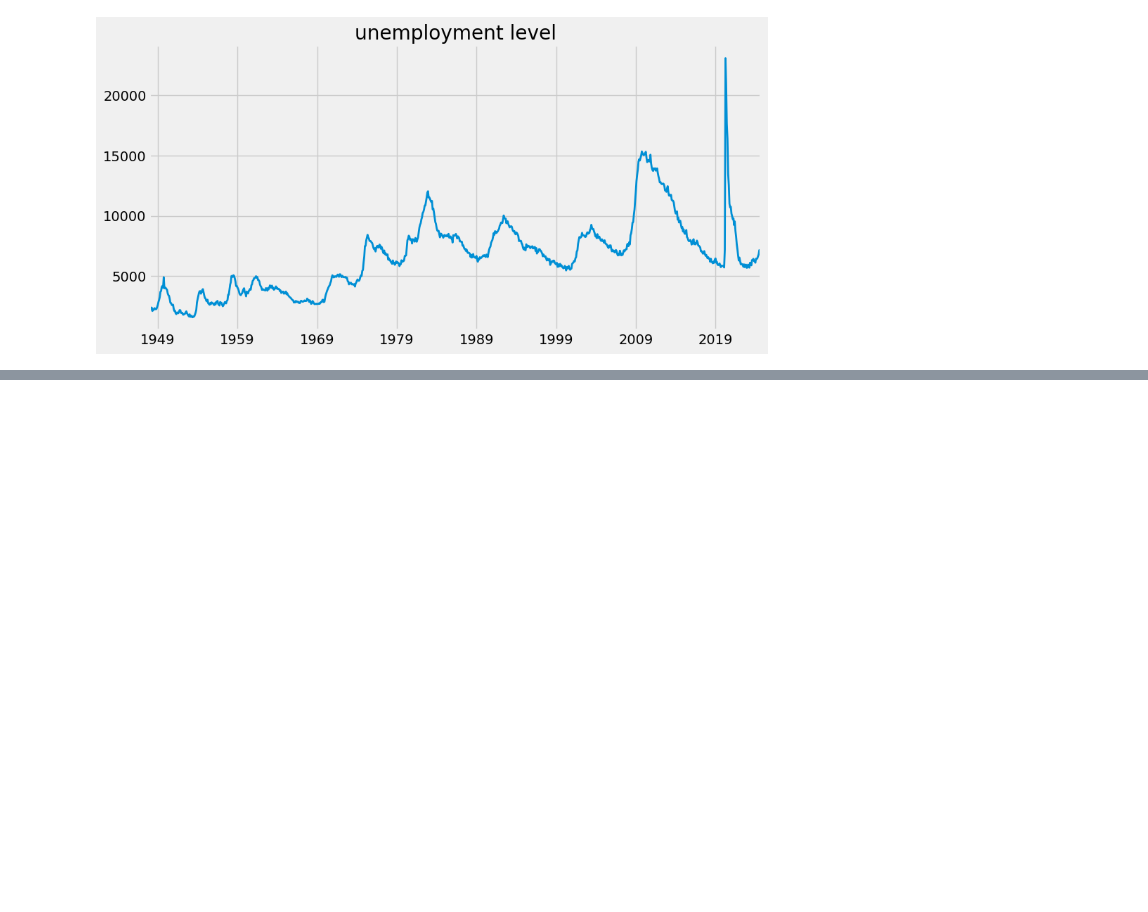
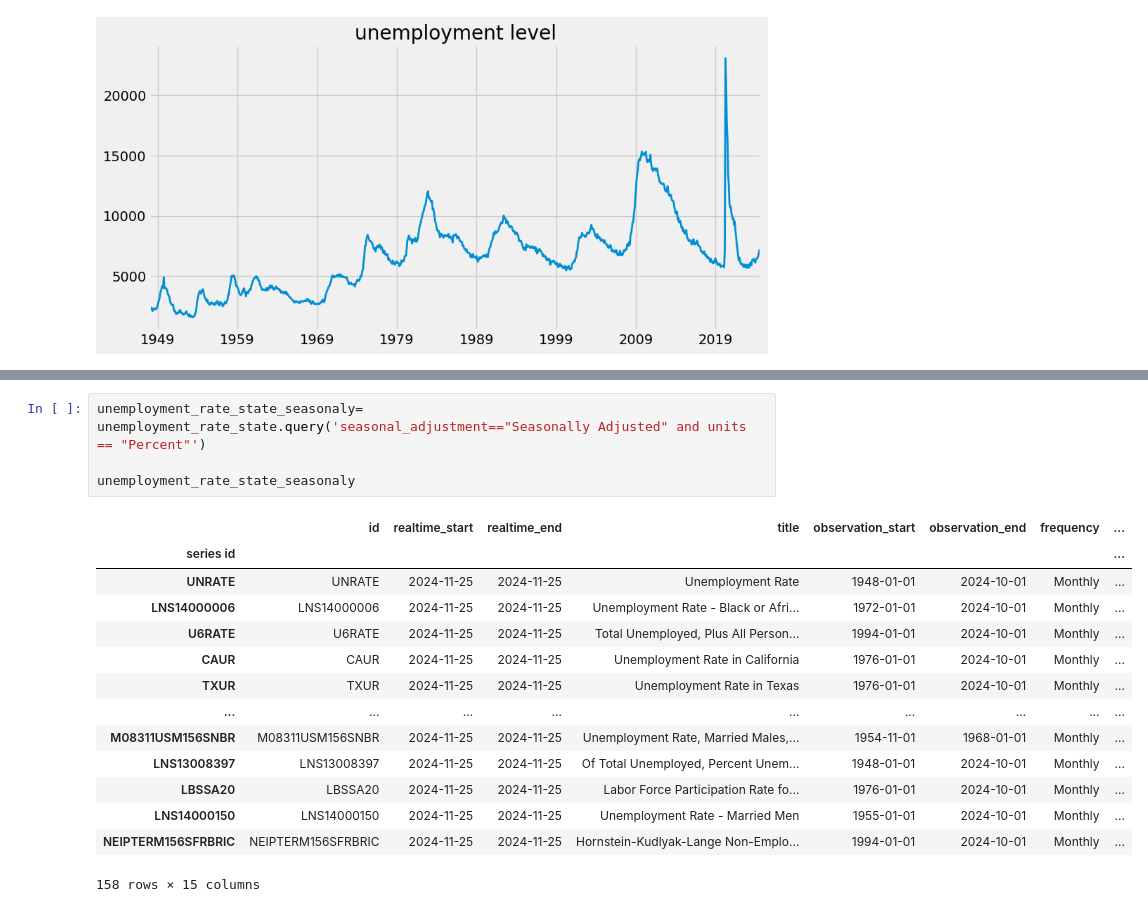
Before and after one commit to IvereenAnjira/Economic-Data-project, a Jupyter notebook: economic data project.ipynb, the cells around one changed output, grey strips where cells are left out. Drawn from its saved outputs; the diff is of its cells as text; blank space fills up the shorter version.

```diff
--- a/economic data project.ipynb
+++ b/economic data project.ipynb
@@ -109,0 +122,19 @@ unemployment_rate_state.query('seasonal_adjustment=="Seasonally Adjusted "and un
+# %%
+unemployment_rate_state_seasonaly= unemployment_rate_state.query('seasonal_adjustment=="Seasonally Adjusted" and units == "Percent"')
+
+unemployment_rate_state_seasonaly
+# %% [output]
+|  | id | realtime_start | realtime_end | title | observation_start | observation_end | frequency | ... |
+| series id |  |  |  |  |  |  |  | ... |
+| UNRATE | UNRATE | 2024-11-25 | 2024-11-25 | Unemployment Rate | 1948-01-01 | 2024-10-01 | Monthly | ... |
+| LNS14000006 | LNS14000006 | 2024-11-25 | 2024-11-25 | Unemployment Rate - Black or Afri... | 1972-01-01 | 2024-10-01 | Monthly | ... |
+| U6RATE | U6RATE | 2024-11-25 | 2024-11-25 | Total Unemployed, Plus All Person... | 1994-01-01 | 2024-10-01 | Monthly | ... |
+| CAUR | CAUR | 2024-11-25 | 2024-11-25 | Unemployment Rate in California | 1976-01-01 | 2024-10-01 | Monthly | ... |
+| TXUR | TXUR | 2024-11-25 | 2024-11-25 | Unemployment Rate in Texas | 1976-01-01 | 2024-10-01 | Monthly | ... |
+| ... | ... | ... | ... | ... | ... | ... | ... | ... |
+| M08311USM156SNBR | M08311USM156SNBR | 2024-11-25 | 2024-11-25 | Unemployment Rate, Married Males,... | 1954-11-01 | 1968-01-01 | Monthly | ... |
+| LNS13008397 | LNS13008397 | 2024-11-25 | 2024-11-25 | Of Total Unemployed, Percent Unem... | 1948-01-01 | 2024-10-01 | Monthly | ... |
+| LBSSA20 | LBSSA20 | 2024-11-25 | 2024-11-25 | Labor Force Participation Rate fo... | 1976-01-01 | 2024-10-01 | Monthly | ... |
+| LNS14000150 | LNS14000150 | 2024-11-25 | 2024-11-25 | Unemployment Rate - Married Men | 1955-01-01 | 2024-10-01 | Monthly | ... |
+| NEIPTERM156SFRBRIC | NEIPTERM156SFRBRIC | 2024-11-25 | 2024-11-25 | Hornstein-Kudlyak-Lange Non-Emplo... | 1994-01-01 | 2024-10-01 | Monthly | ... |
+158 rows × 15 columns
```
Also changed, not shown: parts of 8 cells of this notebook.
